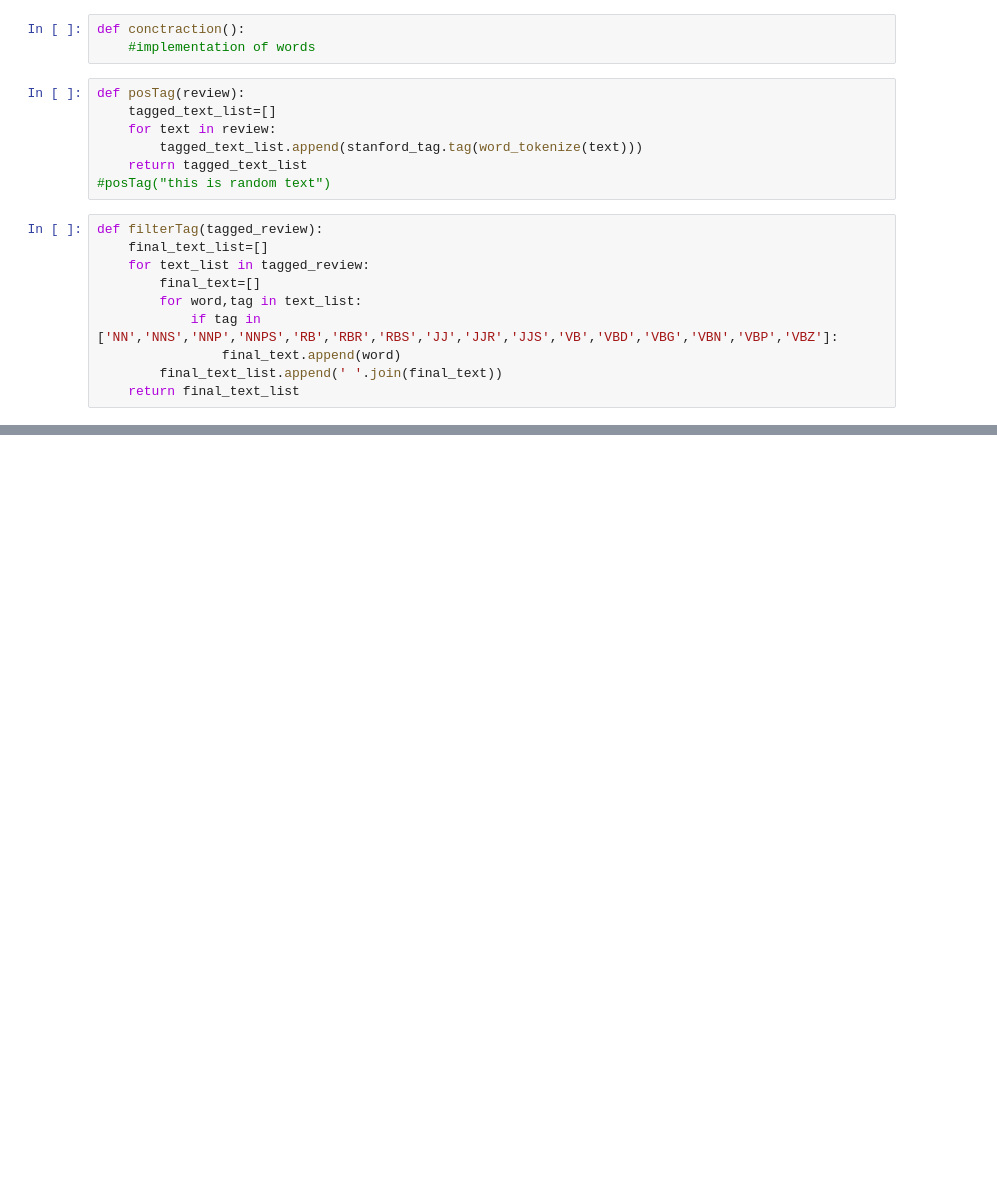
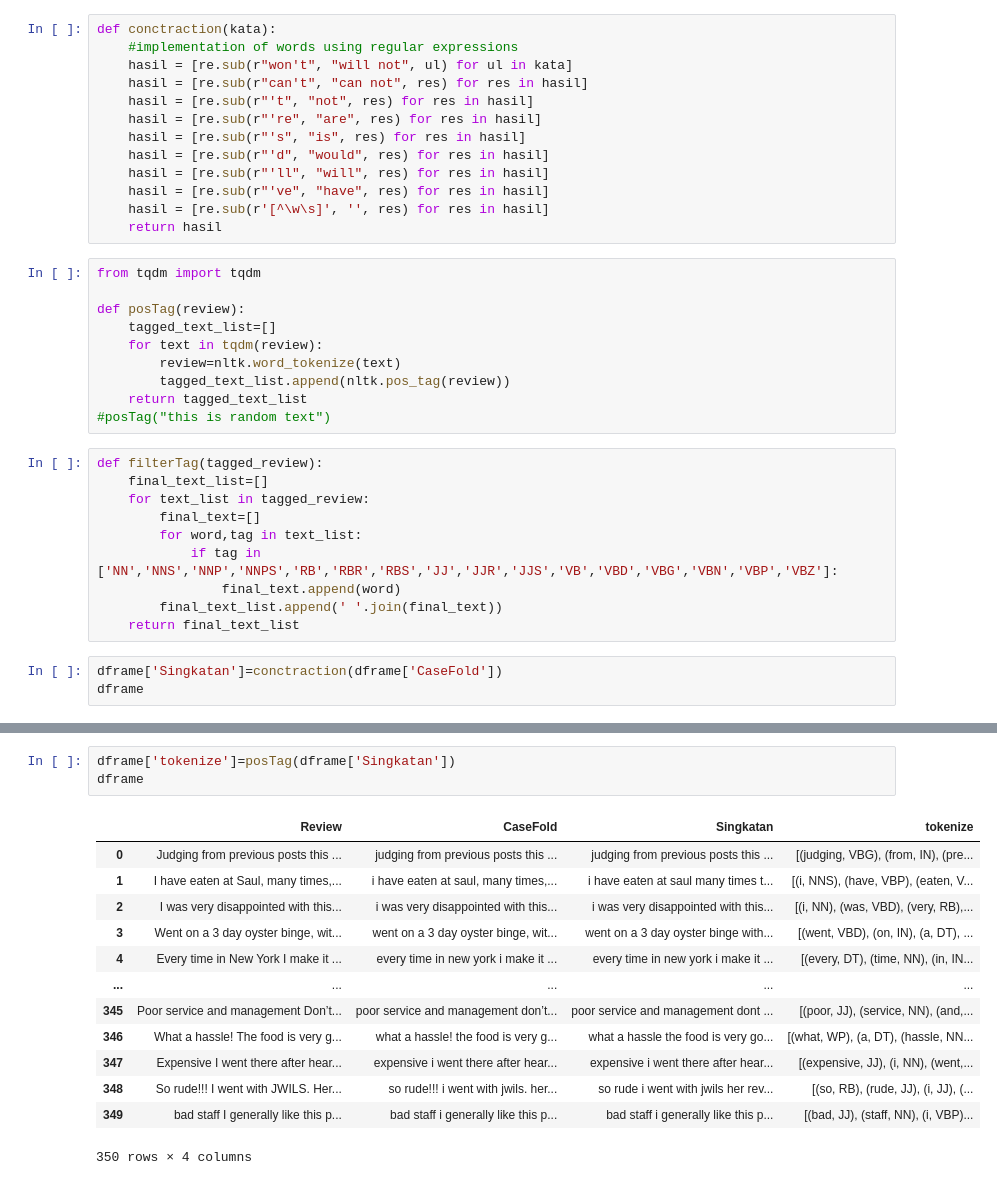
Before and after one commit to gilbertsam/Aspect-Term-Extraction, a Jupyter notebook: preprocessingdata.ipynb, the cells around one changed output, grey strips where cells are left out. Saved outputs shown, nothing was run; the diff lists cells and outputs as text; blank space fills up the shorter version.

Commit message:
NLTK

```diff
--- a/preprocessingdata.ipynb
+++ b/preprocessingdata.ipynb
@@ -119,14 +119,27 @@ dframe
 | 348 | So rude!!! I went with JWILS. Her... | so rude!!! i went with jwils. her... |
 | 349 | bad staff I generally like this p... | bad staff i generally like this p... |
 350 rows × 2 columns
-# %%
-def conctraction():
-    #implementation of words
+# %%
+def conctraction(kata):
+    #implementation of words using regular expressions
+    hasil = [re.sub(r"won't", "will not", ul) for ul in kata]
+    hasil = [re.sub(r"can't", "can not", res) for res in hasil]
+    hasil = [re.sub(r"'t", "not", res) for res in hasil]
+    hasil = [re.sub(r"'re", "are", res) for res in hasil]
+    hasil = [re.sub(r"'s", "is", res) for res in hasil]
+    hasil = [re.sub(r"'d", "would", res) for res in hasil]
+    hasil = [re.sub(r"'ll", "will", res) for res in hasil]
+    hasil = [re.sub(r"'ve", "have", res) for res in hasil]
+    hasil = [re.sub(r'[^\w\s]', '', res) for res in hasil]
+    return hasil
 # %%
+from tqdm import tqdm
+
 def posTag(review):
     tagged_text_list=[]
-    for text in review:
-        tagged_text_list.append(stanford_tag.tag(word_tokenize(text)))
+    for text in tqdm(review):
+        review=nltk.word_tokenize(text)
+        tagged_text_list.append(nltk.pos_tag(review))
     return tagged_text_list
 #posTag("this is random text")
 # %%
@@ -139,3 +152,6 @@ def filterTag(tagged_review):
                 final_text.append(word)
         final_text_list.append(' '.join(final_text))
     return final_text_list
+# %%
+dframe['Singkatan']=conctraction(dframe['CaseFold'])
+dframe
@@ -141,0 +172,17 @@ def filterTag(tagged_review):
+# %%
+dframe['tokenize']=posTag(dframe['Singkatan'])
+dframe
+# %% [output]
+|  | Review | CaseFold | Singkatan | tokenize |
+| 0 | Judging from previous posts this ... | judging from previous posts this ... | judging from previous posts this ... | [(judging, VBG), (from, IN), (pre... |
+| 1 | I have eaten at Saul, many times,... | i have eaten at saul, many times,... | i have eaten at saul many times t... | [(i, NNS), (have, VBP), (eaten, V... |
+| 2 | I was very disappointed with this... | i was very disappointed with this... | i was very disappointed with this... | [(i, NN), (was, VBD), (very, RB),... |
+| 3 | Went on a 3 day oyster binge, wit... | went on a 3 day oyster binge, wit... | went on a 3 day oyster binge with... | [(went, VBD), (on, IN), (a, DT), ... |
+| 4 | Every time in New York I make it ... | every time in new york i make it ... | every time in new york i make it ... | [(every, DT), (time, NN), (in, IN... |
+| ... | ... | ... | ... | ... |
+| 345 | Poor service and management Don’t... | poor service and management don’t... | poor service and management dont ... | [(poor, JJ), (service, NN), (and,... |
+| 346 | What a hassle! The food is very g... | what a hassle! the food is very g... | what a hassle the food is very go... | [(what, WP), (a, DT), (hassle, NN... |
+| 347 | Expensive I went there after hear... | expensive i went there after hear... | expensive i went there after hear... | [(expensive, JJ), (i, NN), (went,... |
+| 348 | So rude!!! I went with JWILS. Her... | so rude!!! i went with jwils. her... | so rude i went with jwils her rev... | [(so, RB), (rude, JJ), (i, JJ), (... |
+| 349 | bad staff I generally like this p... | bad staff i generally like this p... | bad staff i generally like this p... | [(bad, JJ), (staff, NN), (i, VBP)... |
+350 rows × 4 columns
```
Also changed, not shown: parts of 2 cells of this notebook.
